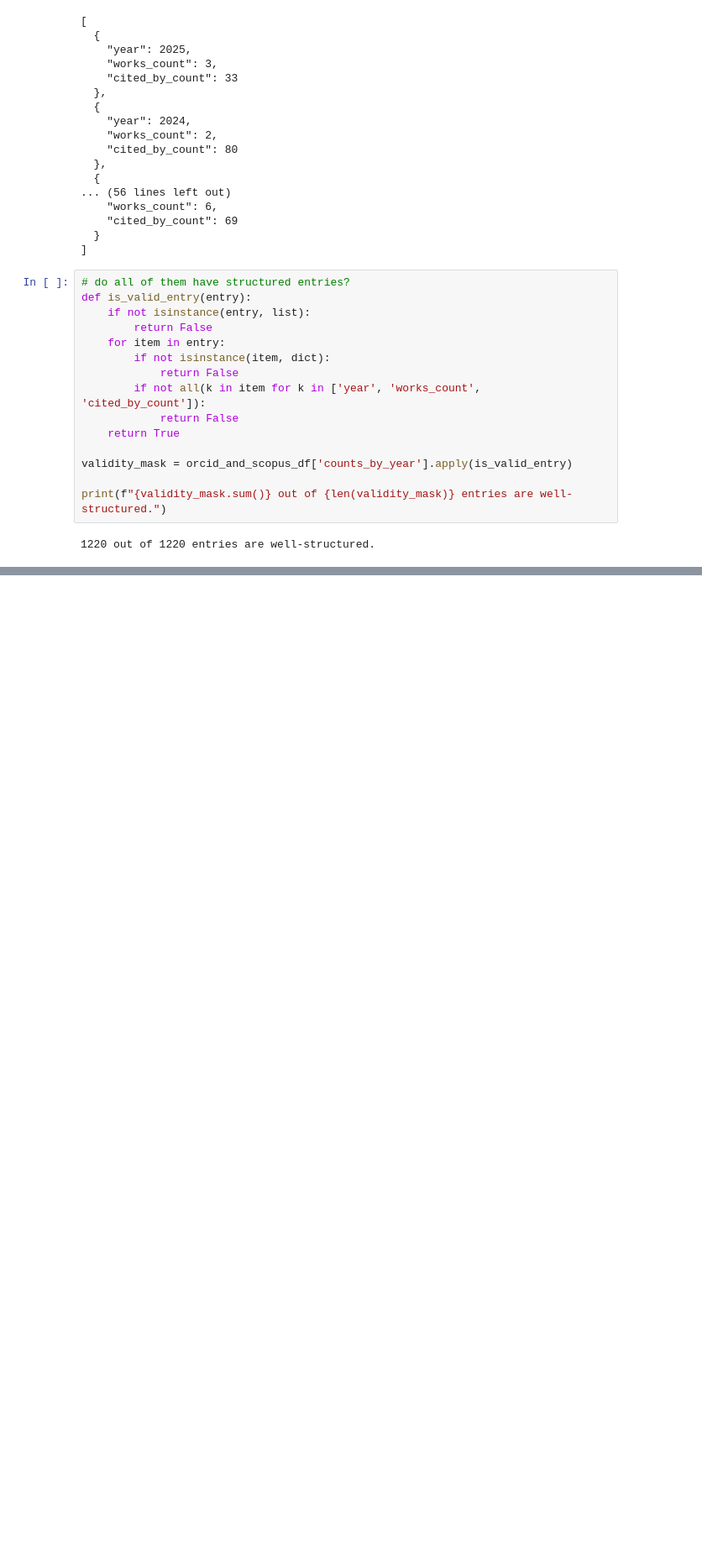
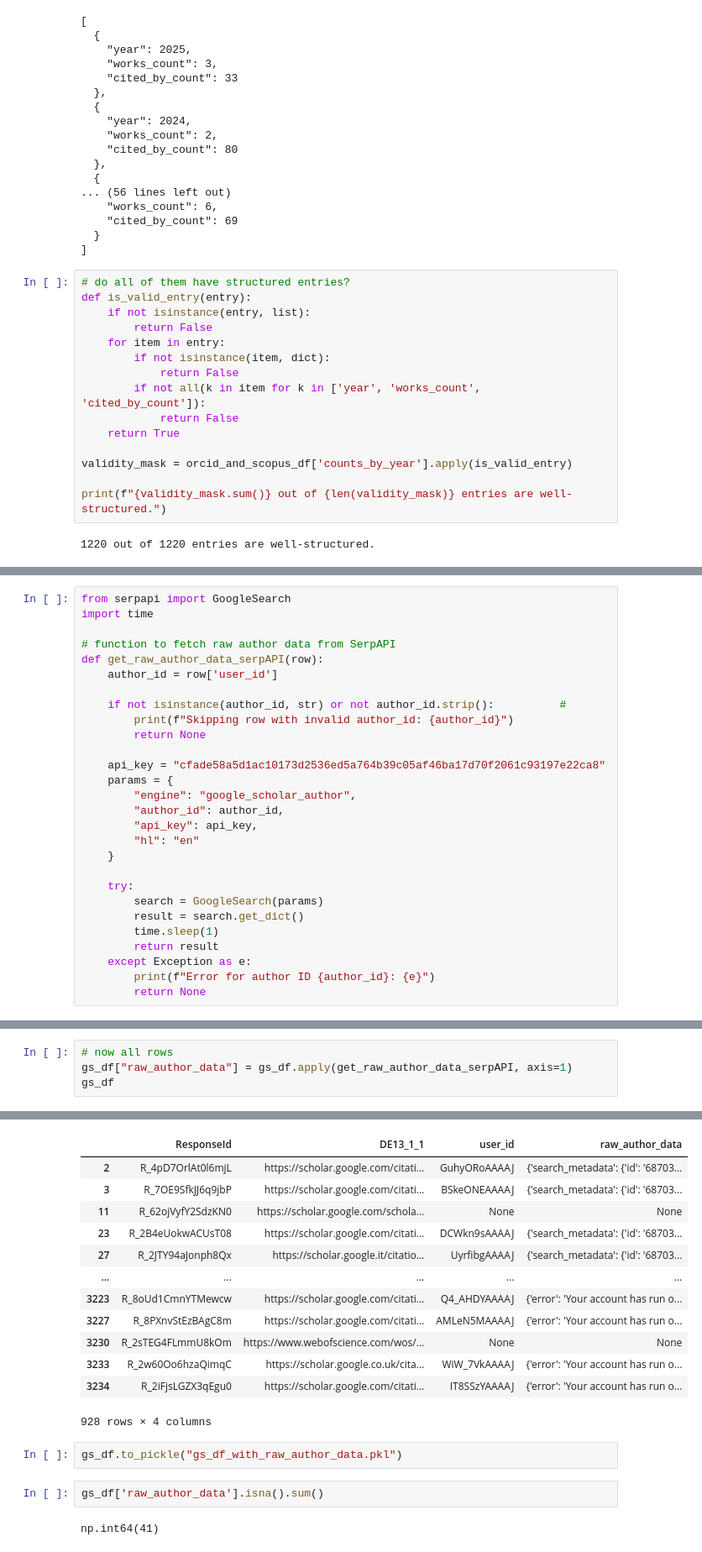
Before and after one commit to Ppandda/parenthood, a Jupyter notebook: parenthood_europe/notebooks/H1/get_data/getting_temporal_data.ipynb, the cells around one changed output, grey strips where cells are left out. Shown at 84% size. Saved outputs shown, nothing was run; the diff lists cells and outputs as text; blank space fills up the shorter version.

```diff
--- a/parenthood_europe/notebooks/H1/get_data/getting_temporal_data.ipynb
+++ b/parenthood_europe/notebooks/H1/get_data/getting_temporal_data.ipynb
@@ -987,0 +1047,28 @@ print(f"{validity_mask.sum()} out of {len(validity_mask)} entries are well-struc
+# %%
+from serpapi import GoogleSearch
+import time
+
+# function to fetch raw author data from SerpAPI
+def get_raw_author_data_serpAPI(row):
+    author_id = row['user_id']
+
+    if not isinstance(author_id, str) or not author_id.strip():          #
+        print(f"Skipping row with invalid author_id: {author_id}")
+        return None
+
+    api_key = "cfade58a5d1ac10173d2536ed5a764b39c05af46ba17d70f2061c93197e22ca8"
+    params = {
+        "engine": "google_scholar_author",
+        "author_id": author_id,
+        "api_key": api_key,
+        "hl": "en"
+    }
+
+    try:
+        search = GoogleSearch(params)
+        result = search.get_dict()
+        time.sleep(1)
+        return result
+    except Exception as e:
+        print(f"Error for author ID {author_id}: {e}")
+        return None
@@ -987,0 +1087,5 @@ print(f"{validity_mask.sum()} out of {len(validity_mask)} entries are well-struc
+# %%
+# now all rows
+gs_df["raw_author_data"] = gs_df.apply(get_raw_author_data_serpAPI, axis=1)
+gs_df
+# %% [output]
@@ -987,0 +1109,19 @@ print(f"{validity_mask.sum()} out of {len(validity_mask)} entries are well-struc
+|  | ResponseId | DE13_1_1 | user_id | raw_author_data |
+| 2 | R_4pD7OrlAt0l6mjL | https://scholar.google.com/citati... | GuhyORoAAAAJ | {'search_metadata': {'id': '68703... |
+| 3 | R_7OE9SfkJJ6q9jbP | https://scholar.google.com/citati... | BSkeONEAAAAJ | {'search_metadata': {'id': '68703... |
+| 11 | R_62ojVyfY2SdzKN0 | https://scholar.google.com/schola... | None | None |
+| 23 | R_2B4eUokwACUsT08 | https://scholar.google.com/citati... | DCWkn9sAAAAJ | {'search_metadata': {'id': '68703... |
+| 27 | R_2JTY94aJonph8Qx | https://scholar.google.it/citatio... | UyrfibgAAAAJ | {'search_metadata': {'id': '68703... |
+| ... | ... | ... | ... | ... |
+| 3223 | R_8oUd1CmnYTMewcw | https://scholar.google.com/citati... | Q4_AHDYAAAAJ | {'error': 'Your account has run o... |
+| 3227 | R_8PXnvStEzBAgC8m | https://scholar.google.com/citati... | AMLeN5MAAAAJ | {'error': 'Your account has run o... |
+| 3230 | R_2sTEG4FLmmU8kOm | https://www.webofscience.com/wos/... | None | None |
+| 3233 | R_2w60Oo6hzaQimqC | https://scholar.google.co.uk/cita... | WiW_7VkAAAAJ | {'error': 'Your account has run o... |
+| 3234 | R_2iFjsLGZX3qEgu0 | https://scholar.google.com/citati... | IT8SSzYAAAAJ | {'error': 'Your account has run o... |
+928 rows × 4 columns
+# %%
+gs_df.to_pickle("gs_df_with_raw_author_data.pkl")
+# %%
+gs_df['raw_author_data'].isna().sum()
+# %% [output]
+np.int64(41)
```
Also changed, not shown: parts of 11 cells of this notebook, 1 other file.
